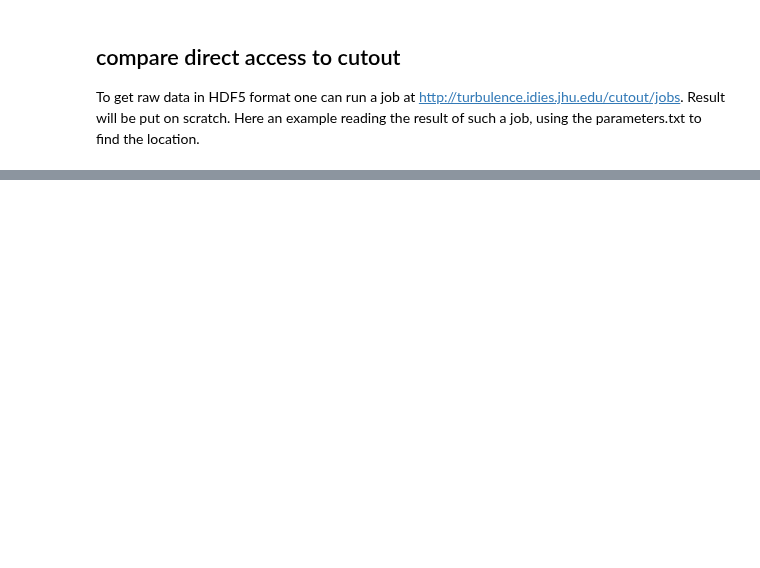
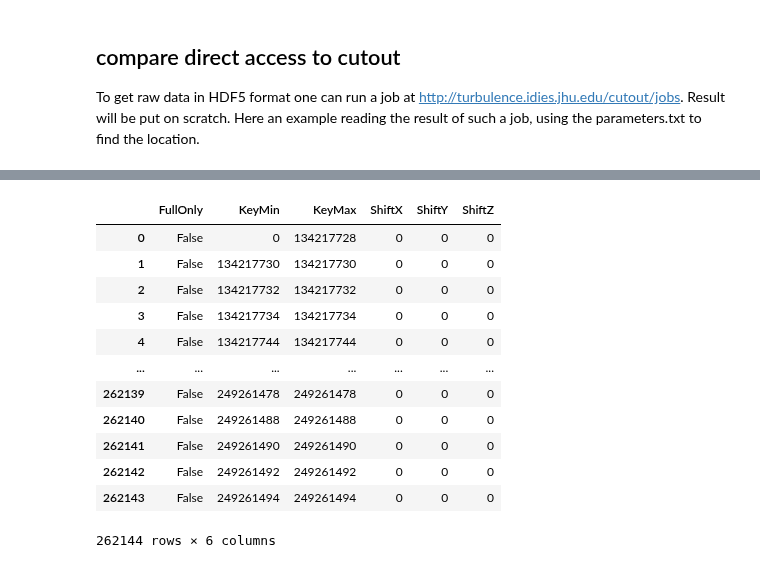
Before and after one commit to sciserver/giverny, a Jupyter notebook: Turbulence_on_FileDB-generalized.ipynb, the cells around one changed output, grey strips where cells are left out. Cells and saved outputs as stored; diff of their text form; code cells hidden in the pictures; blank space fills up the shorter version.

```diff
--- a/Turbulence_on_FileDB-generalized.ipynb
+++ b/Turbulence_on_FileDB-generalized.ipynb
@@ -674,0 +1053,25 @@ array([0., 0., 0.])
+# %%
+import SciServer.CasJobs as cj
+sql = """
+declare @box dbo.Box=dbo.Box::New(0,0,0,8192,8192,8192)
+declare @query dbo.Shape=dbo.Shape::Parse('BOX[0,0,0,513,512,512]')
+select * from dbo.fcover('M',13,@box,1,@query)
+"""
+
+df = cj.executeQuery(sql, "simulationDB")
+
+df
+# %% [output]
+|  | FullOnly | KeyMin | KeyMax | ShiftX | ShiftY | ShiftZ |
+| 0 | False | 0 | 134217728 | 0 | 0 | 0 |
+| 1 | False | 134217730 | 134217730 | 0 | 0 | 0 |
+| 2 | False | 134217732 | 134217732 | 0 | 0 | 0 |
+| 3 | False | 134217734 | 134217734 | 0 | 0 | 0 |
+| 4 | False | 134217744 | 134217744 | 0 | 0 | 0 |
+| ... | ... | ... | ... | ... | ... | ... |
+| 262139 | False | 249261478 | 249261478 | 0 | 0 | 0 |
+| 262140 | False | 249261488 | 249261488 | 0 | 0 | 0 |
+| 262141 | False | 249261490 | 249261490 | 0 | 0 | 0 |
+| 262142 | False | 249261492 | 249261492 | 0 | 0 | 0 |
+| 262143 | False | 249261494 | 249261494 | 0 | 0 | 0 |
+262144 rows × 6 columns
```
Also changed, not shown: parts of 21 cells of this notebook.
